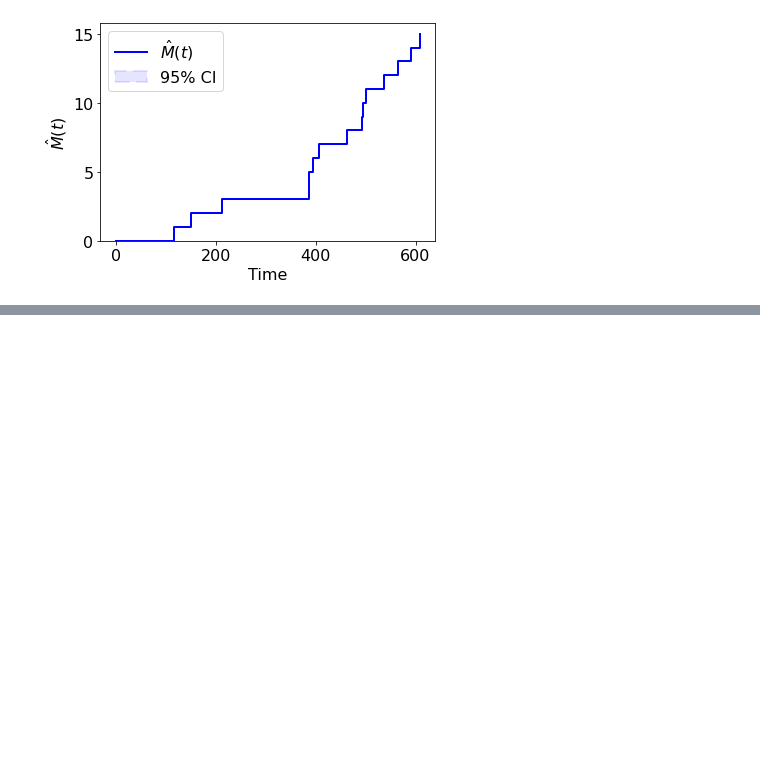
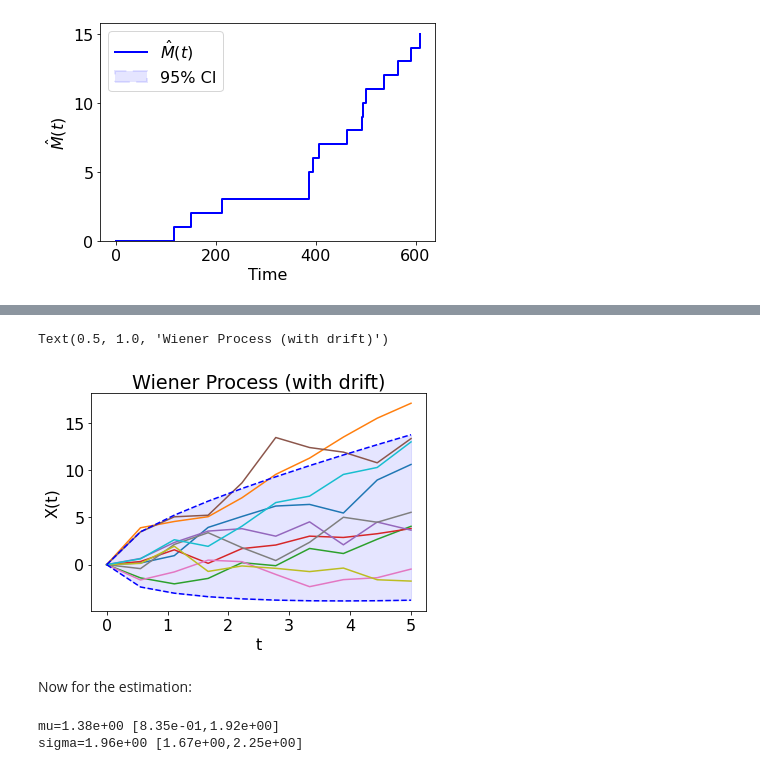
Before and after one commit to cholette/reliability, a Jupyter notebook: Python/reliabilty_and_mle_examples.ipynb, the cells around one changed output, grey strips where cells are left out. Drawn from its saved outputs; the diff is of its cells as text; code cells hidden in the pictures; blank space fills up the shorter version.

```diff
--- a/Python/reliabilty_and_mle_examples.ipynb
+++ b/Python/reliabilty_and_mle_examples.ipynb
@@ -314,0 +321,32 @@ Warning: Confidence intervals cannot be estimated for a single asset
+# %%
+mu = 1.0
+sigma = 2.0
+x0 = 0.0
+M = 10
+model = rw.weiner(mu=mu,sigma=sigma)
+times = np.linspace(0,5,10)
+X = model.simulate(times,initial=x0,num_samples=M)
+
+
+m = x0 + model.mu*times
+U = m+1.96*sigma*np.sqrt(times)
+L = m-1.96*sigma*np.sqrt(times)
+plt.plot(times,X.T)
+plt.plot(times,L,color='b',ls='--')
+plt.fill_between(times,L,U,alpha=0.1,color='blue')
+plt.plot(times,U,color='b',ls='--')
+plt.xlabel('t')
+plt.ylabel('X(t)')
+plt.title("Wiener Process (with drift)")
+# %% [output]
+Text(0.5, 1.0, 'Wiener Process (with drift)')
+[figure, added]
+# %% [markdown]
+Now for the estimation:
+# %%
+ti = [times.tolist() for ii in range(M)]
+xi = X.tolist()
+model.estimate_parameters(ti,xi)
+# %% [output]
+mu=1.38e+00 [8.35e-01,1.92e+00]
+sigma=1.96e+00 [1.67e+00,2.25e+00]
```
Also changed, not shown: parts of 21 cells of this notebook, 8 other files.
